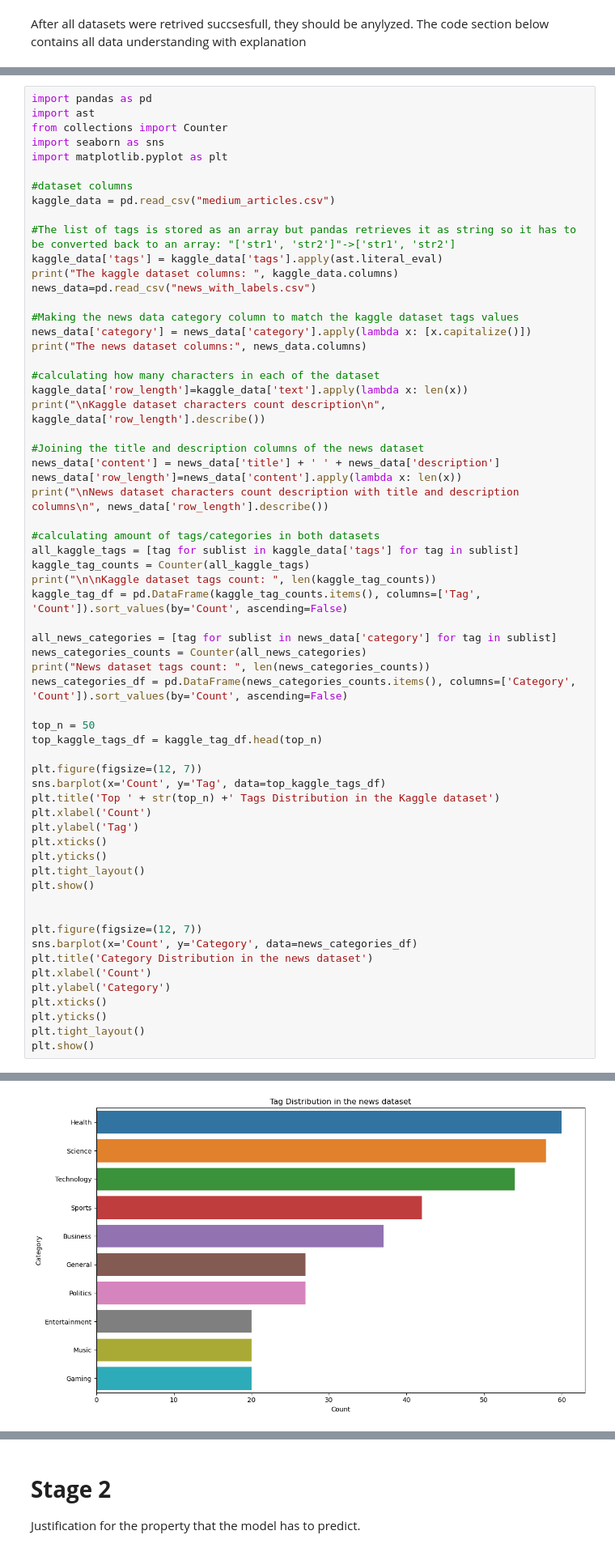
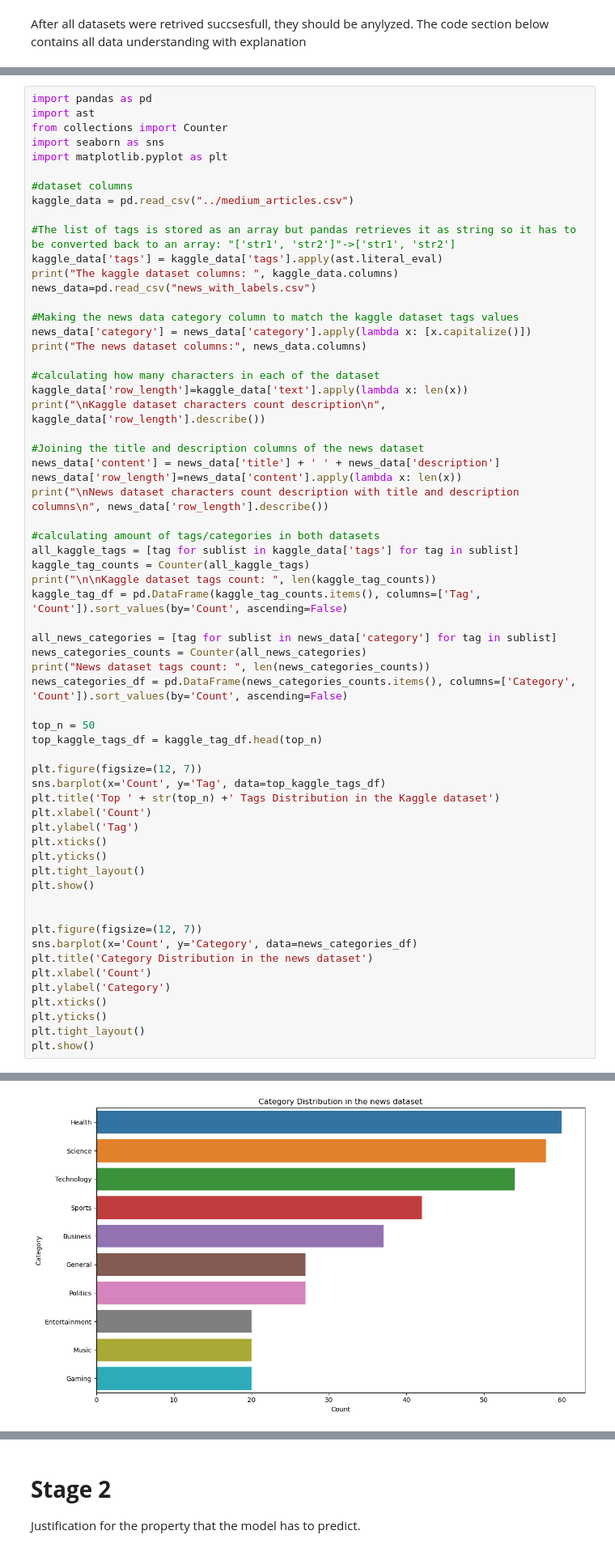
Before and after one commit to CreepyShell/data-driven-assignment, a Jupyter notebook: DataDrivenAssigment_DanyloKhokhlov.ipynb, the cells around one changed output, grey strips where cells are left out. Shown: that part at 81% size. Saved outputs shown, nothing was run; the diff lists cells and outputs as text.

```diff
--- a/DataDrivenAssigment_DanyloKhokhlov.ipynb
+++ b/DataDrivenAssigment_DanyloKhokhlov.ipynb
@@ -75,7 +94,7 @@ import seaborn as sns
 import matplotlib.pyplot as plt
 
 #dataset columns
-kaggle_data = pd.read_csv("medium_articles.csv")
+kaggle_data = pd.read_csv("../medium_articles.csv")
 
 #The list of tags is stored as an array but pandas retrieves it as string so it has to be converted back to an array: "['str1', 'str2']"->['str1', 'str2']
 kaggle_data['tags'] = kaggle_data['tags'].apply(ast.literal_eval)
@@ -121,31 +140,31 @@ plt.show()
 
 
 plt.figure(figsize=(12, 7))
 sns.barplot(x='Count', y='Category', data=news_categories_df)
 plt.title('Category Distribution in the news dataset')
 plt.xlabel('Count')
 plt.ylabel('Category')
 plt.xticks()
 plt.yticks()
 plt.tight_layout()
 plt.show()
 # %% [output]
 The kaggle dataset columns:  Index(['title', 'text', 'url', 'authors', 'timestamp', 'tags'], dtype='object')
 The news dataset columns: Index(['title', 'description', 'source', 'category'], dtype='object')
 
 Kaggle dataset characters count description
  count    192368.000000
 mean       5097.748134
 std        5206.093120
 min          10.000000
 25%        1952.000000
 50%        3837.000000
 75%        6591.000000
 max      100000.000000
 ... (12 lines left out)
 
 
 Kaggle dataset tags count:  78638
 News dataset tags count:  10
 [figure]
-[figure, old version]
+[figure, new version]
```
Also changed, not shown: parts of 40 cells of this notebook.
